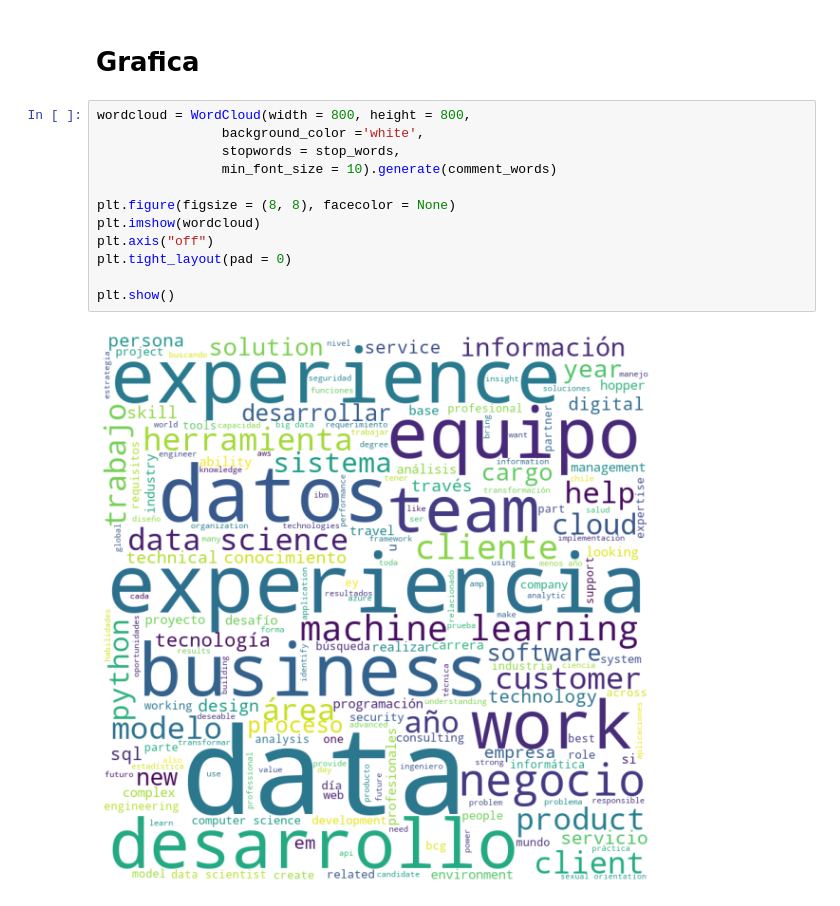
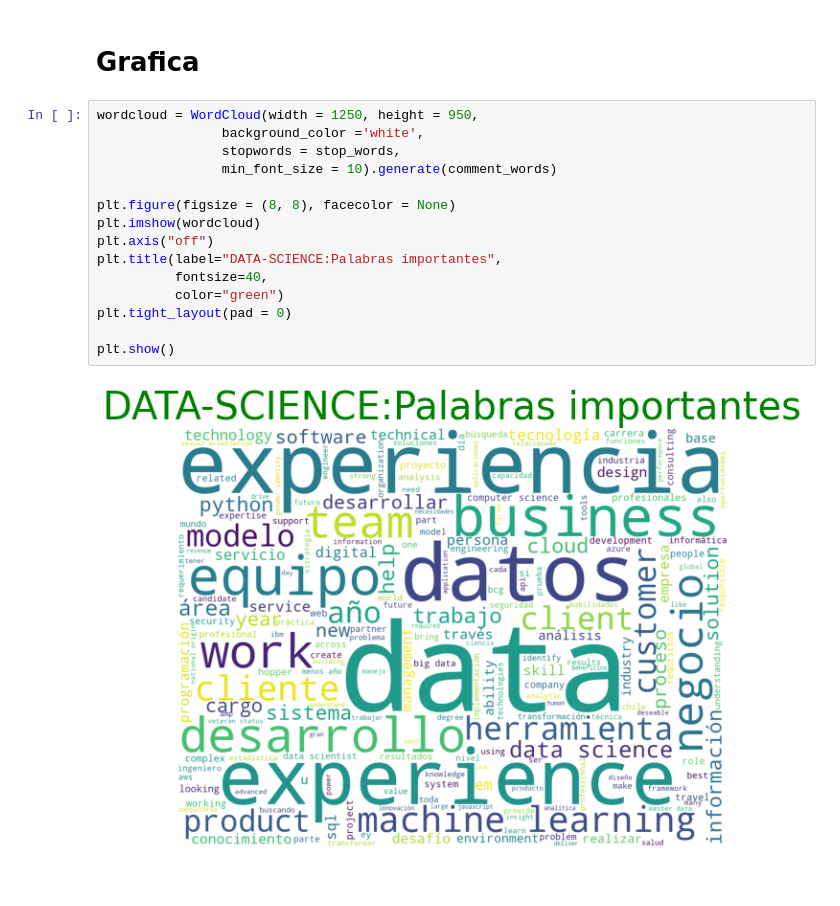
Before and after one commit to GeorgeAdrock/BolsaTrabajo_MDS, a Jupyter notebook: Preprocesar.ipynb, the cells around one changed output. Cells and saved outputs as stored; diff of their text form.

```diff
--- a/Preprocesar.ipynb
+++ b/Preprocesar.ipynb
@@ -99,16 +99,19 @@ for val in df.contenido:
 # %% [markdown]
 # Grafica
 # %%
-wordcloud = WordCloud(width = 800, height = 800,
+wordcloud = WordCloud(width = 1250, height = 950,
                 background_color ='white',
                 stopwords = stop_words,
                 min_font_size = 10).generate(comment_words)
 
 plt.figure(figsize = (8, 8), facecolor = None)
 plt.imshow(wordcloud)
 plt.axis("off")
+plt.title(label="DATA-SCIENCE:Palabras importantes",
+          fontsize=40,
+          color="green")
 plt.tight_layout(pad = 0)
 
 plt.show()
 # %% [output]
-[figure, old version]
+[figure, new version]
```
